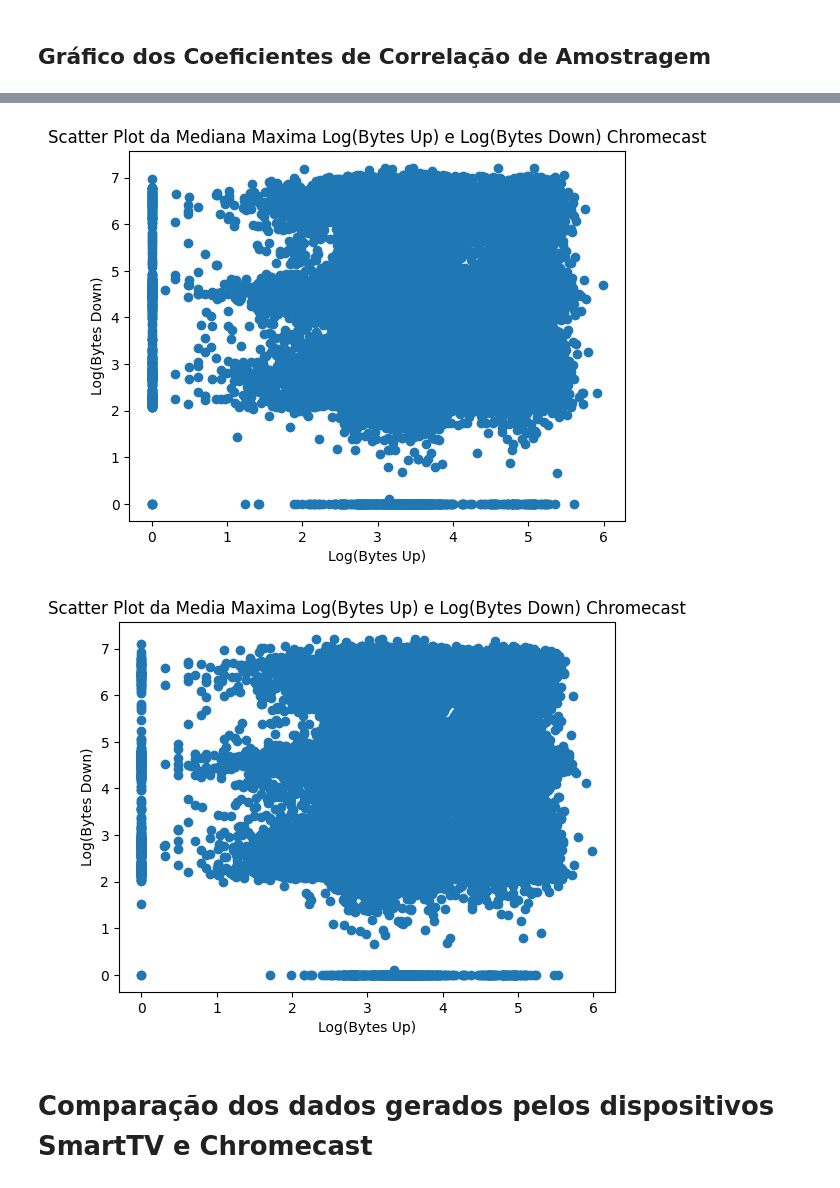
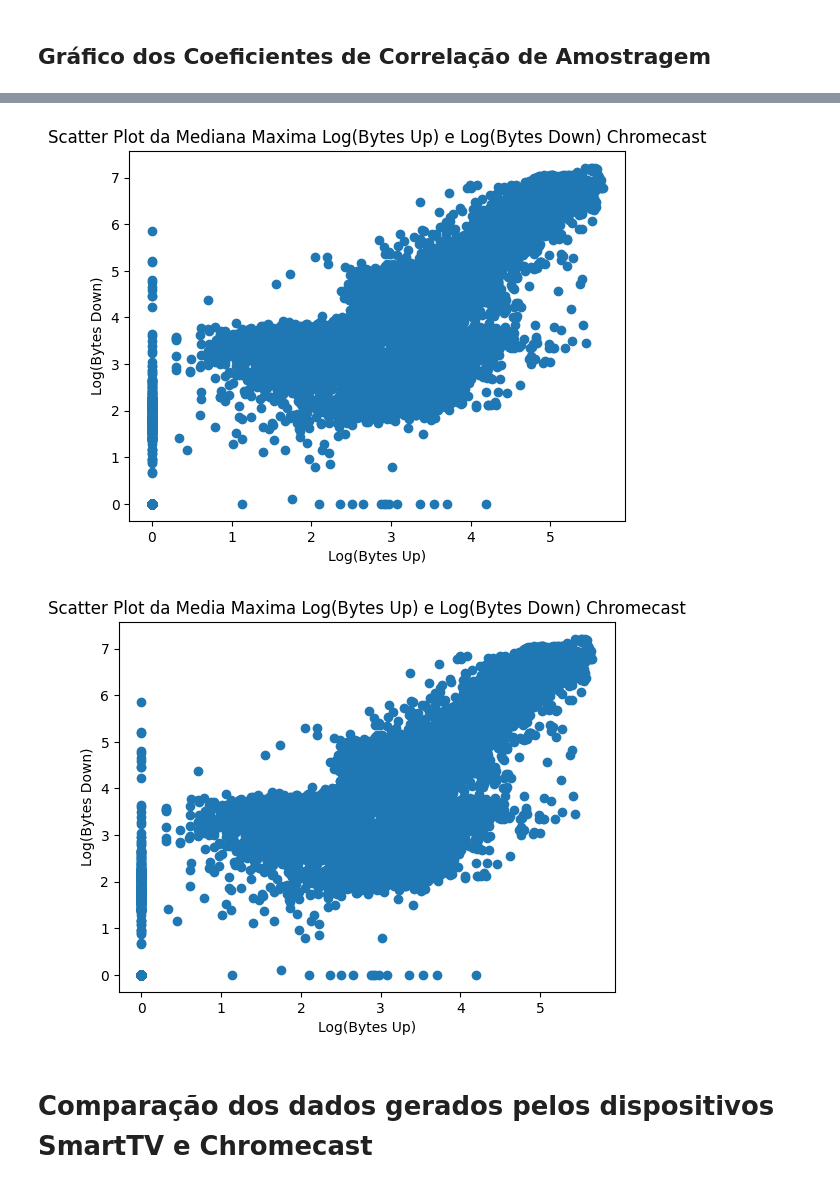
Before and after one commit to antonnyvictor18/Probest, a Jupyter notebook: Probest.ipynb, the cells around one changed output, grey strips where cells are left out. Cells and saved outputs as stored; diff of their text form; code cells hidden in the pictures.

```diff
--- a/Probest.ipynb
+++ b/Probest.ipynb
@@ -514,10 +528,10 @@ fig.savefig(
 # %% [markdown]
 ### Chromecast
 # %%
-horario_com_mediana_maxima_Bup_chromecast = dados_chromecast.groupby("hour")["log_bytes_up"].median().idxmax()
-horario_com_media_maxima_Bup_chromecast = dados_chromecast.groupby("hour")["log_bytes_up"].mean().idxmax()
-horario_com_mediana_maxima_Bdown_chromecast = dados_chromecast.groupby("hour")["log_bytes_down"].median().idxmax()
-horario_com_media_maxima_Bdown_chromecast = dados_chromecast.groupby("hour")["log_bytes_down"].mean().idxmax()
+horario_com_mediana_maxima_Bup_chromecast = (dados_chromecast.groupby("hour")["log_bytes_up"].median().idxmax())
+horario_com_media_maxima_Bup_chromecast = (dados_chromecast.groupby("hour")["log_bytes_up"].mean().idxmax())
+horario_com_mediana_maxima_Bdown_chromecast = (dados_chromecast.groupby("hour")["log_bytes_down"].median().idxmax())
+horario_com_media_maxima_Bdown_chromecast = (dados_chromecast.groupby("hour")["log_bytes_down"].mean().idxmax())
 # %%
 df_horario_maximo_chromecast = pd.DataFrame(
     {
@@ -545,13 +559,22 @@ df_mediana_down_maxima_chromecast = dados_chromecast[
 df_media_down_maxima_chromecast = dados_chromecast[
     (dados_chromecast["hour"] == horario_com_media_maxima_Bdown_chromecast)
 ][["hour", "bytes_down", "log_bytes_down", "device_id"]]
+
+
+df_mediana_up_maxima_mesmo_horario_down_chromecast = dados_chromecast[
+    (dados_chromecast["hour"] == horario_com_mediana_maxima_Bdown_chromecast)
+][["hour", "bytes_up", "log_bytes_up", "device_id"]]
+
+df_media_up_maxima_mesmo_horario_down_chromecast = dados_chromecast[
+    (dados_chromecast["hour"] == horario_com_media_maxima_Bdown_chromecast)
+][["hour", "bytes_up", "log_bytes_up", "device_id"]]
 # %% [markdown]
 ### SmartTV
 # %%
-horario_com_mediana_maxima_Bup_smart = dados_smartTv.groupby("hour")["log_bytes_up"].median().idxmax()
-horario_com_media_maxima_Bup_smart = dados_smartTv.groupby("hour")["log_bytes_up"].mean().idxmax()
-horario_com_mediana_maxima_Bdown_smart = dados_smartTv.groupby("hour")["log_bytes_down"].median().idxmax()
-horario_com_media_maxima_Bdown_smart = dados_smartTv.groupby("hour")["log_bytes_down"].mean().idxmax()
+horario_com_mediana_maxima_Bup_smart = (dados_smartTv.groupby("hour")["log_bytes_up"].median().idxmax())
+horario_com_media_maxima_Bup_smart = (dados_smartTv.groupby("hour")["log_bytes_up"].mean().idxmax())
+horario_com_mediana_maxima_Bdown_smart = (dados_smartTv.groupby("hour")["log_bytes_down"].median().idxmax())
+horario_com_media_maxima_Bdown_smart = (dados_smartTv.groupby("hour")["log_bytes_down"].mean().idxmax())
 # %%
 df_horario_maximo_smart = pd.DataFrame(
     {
@@ -993,12 +1026,12 @@ lista_dfs =[
         df_media_down_maxima_smart,
         "Media Maxima Log(Bytes) Smart TV"),
     (
-        df_mediana_up_maxima_chromecast,
+        df_mediana_up_maxima_mesmo_horario_down_chromecast,
         df_mediana_down_maxima_chromecast,
         "Mediana Maxima Log(Bytes) Chromecast"
     ),
     (
-        df_media_up_maxima_chromecast,
+        df_media_up_maxima_mesmo_horario_down_chromecast,
         df_media_down_maxima_chromecast,
         "Media Maxima Log(Bytes) Chromecast"),
 ]
@@ -1056,13 +1089,13 @@ lista_dfs = [
         "smart_tv_max_media",
     ),
     (
-        df_mediana_up_maxima_chromecast,
+        df_mediana_up_maxima_mesmo_horario_down_chromecast,
         df_mediana_down_maxima_chromecast,
         "Mediana Maxima Log(Bytes Up) e Log(Bytes Down) Chromecast",
         "chromecast_max_mediana",
     ),
     (
-        df_media_up_maxima_chromecast,
+        df_media_up_maxima_mesmo_horario_down_chromecast,
         df_media_down_maxima_chromecast,
         "Media Maxima Log(Bytes Up) e Log(Bytes Down) Chromecast",
         "chromecast_max_media",
@@ -1071,35 +1104,35 @@ lista_dfs = [
 
 
 for df1, df2, nome, nome_da_figura in lista_dfs:
     if df1.shape[0] != df2.shape[0]:
         if df1.shape[0] > df2.shape[0]:
             df1 = df1.sample(n=df2.shape[0])
         else:
             df2 = df2.sample(n=df1.shape[0])
 
     fig = plt.figure()
     plt.scatter(df1["log_bytes_up"], df2["log_bytes_down"])
     plt.xlabel("Log(Bytes Up)")
     plt.ylabel("Log(Bytes Down)")
     plt.title(f"Scatter Plot da {nome}")
 
     pasta_local = (
         f"Gráficos\secao5\ScatterPlot\SmartTV"
         if "smart_tv" in nome_da_figura
         else f"Gráficos\secao5\ScatterPlot\Chromecast"
     )
 
     fig.savefig(
         f"{pasta_local}\scatter_plot_{nome_da_figura}.png",
         dpi=fig.dpi,
     )
 
     plt.show()
 # %% [output]
 [figure]
 [figure]
-[figure, old version]
+[figure, new version]
-[figure, old version]
+[figure, new version]
 # %% [markdown]
 # Comparação dos dados gerados pelos dispositivos SmartTV e Chromecast
 # %% [markdown]
```
Also changed, not shown: parts of 6 cells of this notebook, 3 other files.
